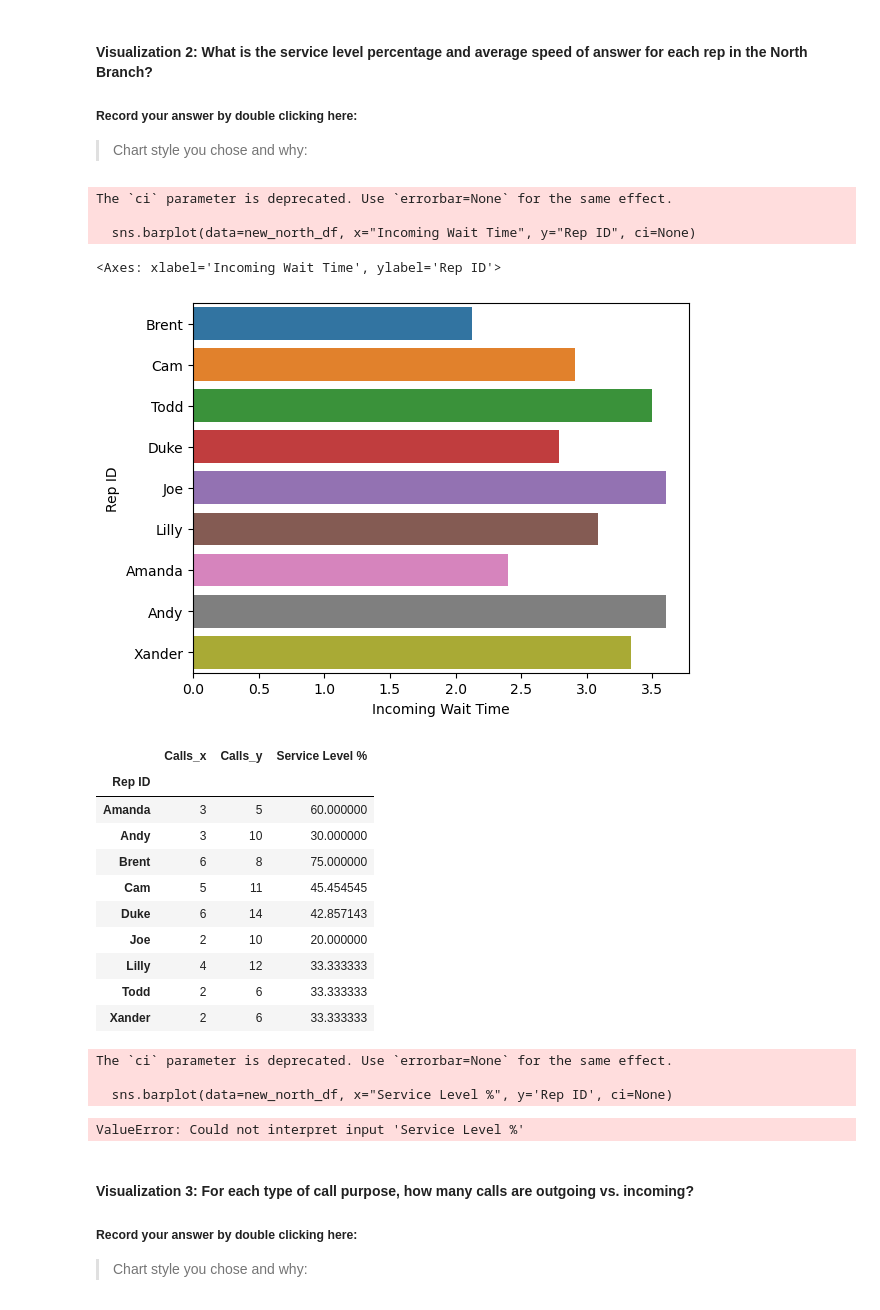
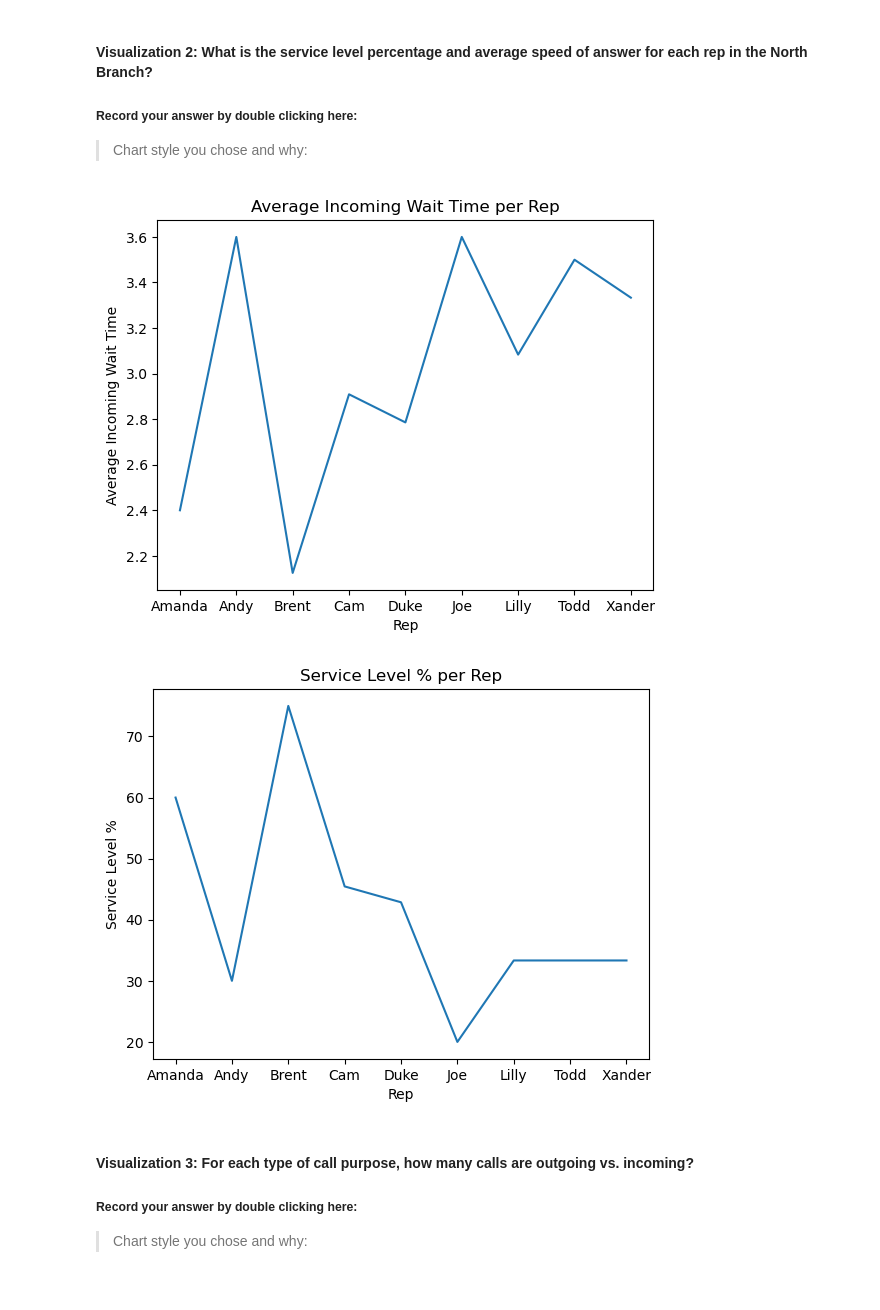
Before and after one commit to pamkellerman/call-center-cleanup-assignment, a Jupyter notebook: Call_Center_Cleanup.ipynb, the cells around one changed output. Drawn from its saved outputs; the diff is of its cells as text; code cells hidden in the pictures.

```diff
--- a/Call_Center_Cleanup.ipynb
+++ b/Call_Center_Cleanup.ipynb
@@ -570,57 +567,51 @@ The `ci` parameter is deprecated. Use `errorbar=None` for the same effect.
 # %%
 # Create visualization 2 here
 # north_plt contains the data you need for the average speed of answer of each rep
 
 north_plt = new_north_df.groupby("Rep ID")["Incoming Wait Time"].mean().to_frame().reset_index()
 
 # Finding each Rep's Personal Service Level Percentage.  Basically, Calls within 2 secs / total calls
 
 # Table 1: Total Incoming calls less than 2 seconds grouped by Rep
 quick_calls = new_north_df[new_north_df["Incoming Wait Time"] <= 2.0]
 quick_reps = quick_calls[["Rep ID", "Calls"]]
 quick_stats = quick_reps.groupby(["Rep ID"]).sum()  # Final Table
 
 
 # Table 2: Total Incoming Calls Only grouped by Rep
 total_calls_in = new_north_df[new_north_df["Incoming or Outgoing"] == "Incoming"]
 rep_calls = total_calls_in[["Rep ID", "Calls"]]
 total_stats = rep_calls.groupby(["Rep ID"]).sum() # Final Table
 
 #  Table 3: Service Level Percentage created via merge
 service_level = pd.merge(quick_stats, total_stats, on="Rep ID")
 
 # Create Percentage Column in Table 3
 service_level["Service Level %"] = service_level["Calls_x"]/service_level["Calls_y"] * 100
 
 #Your Code Here:
-sns.barplot(data=new_north_df, x="Incoming Wait Time", y="Rep ID", ci=None)
+
+
+#plot 1:
+x = north_plt["Rep ID"]
+y = north_plt["Incoming Wait Time"]
+plt.plot(x,y)
+plt.title("Average Incoming Wait Time per Rep")
+plt.xlabel('Rep')
+plt.ylabel('Average Incoming Wait Time')
+plt.show()
+
+#plot 2:
+x = north_plt["Rep ID"]
+y = service_level["Service Level %"]
+plt.plot(x,y)
+plt.title("Service Level % per Rep")
+plt.xlabel('Rep')
+plt.ylabel('Service Level %')
+plt.show()
 # %% [output]
-The `ci` parameter is deprecated. Use `errorbar=None` for the same effect.
-
-  sns.barplot(data=new_north_df, x="Incoming Wait Time", y="Rep ID", ci=None)
-<Axes: xlabel='Incoming Wait Time', ylabel='Rep ID'>
-[figure, old version]
+[figure, new version]
+[figure, added]
-# %%
-service_level
-# %% [output]
-|  | Calls_x | Calls_y | Service Level % |
-| Rep ID |  |  |  |
-| Amanda | 3 | 5 | 60.000000 |
-| Andy | 3 | 10 | 30.000000 |
-| Brent | 6 | 8 | 75.000000 |
-| Cam | 5 | 11 | 45.454545 |
-| Duke | 6 | 14 | 42.857143 |
-| Joe | 2 | 10 | 20.000000 |
-| Lilly | 4 | 12 | 33.333333 |
-| Todd | 2 | 6 | 33.333333 |
-| Xander | 2 | 6 | 33.333333 |
-# %%
-sns.barplot(data=new_north_df, x="Service Level %", y='Rep ID', ci=None)
-# %% [output]
-The `ci` parameter is deprecated. Use `errorbar=None` for the same effect.
-
-  sns.barplot(data=new_north_df, x="Service Level %", y='Rep ID', ci=None)
-ValueError: Could not interpret input 'Service Level %'
 # %% [markdown]
 #### Visualization 3: For each type of call purpose, how many calls are outgoing vs. incoming?
 ##### Record your answer by double clicking here:
```
Also changed, not shown: parts of 2 cells of this notebook.
